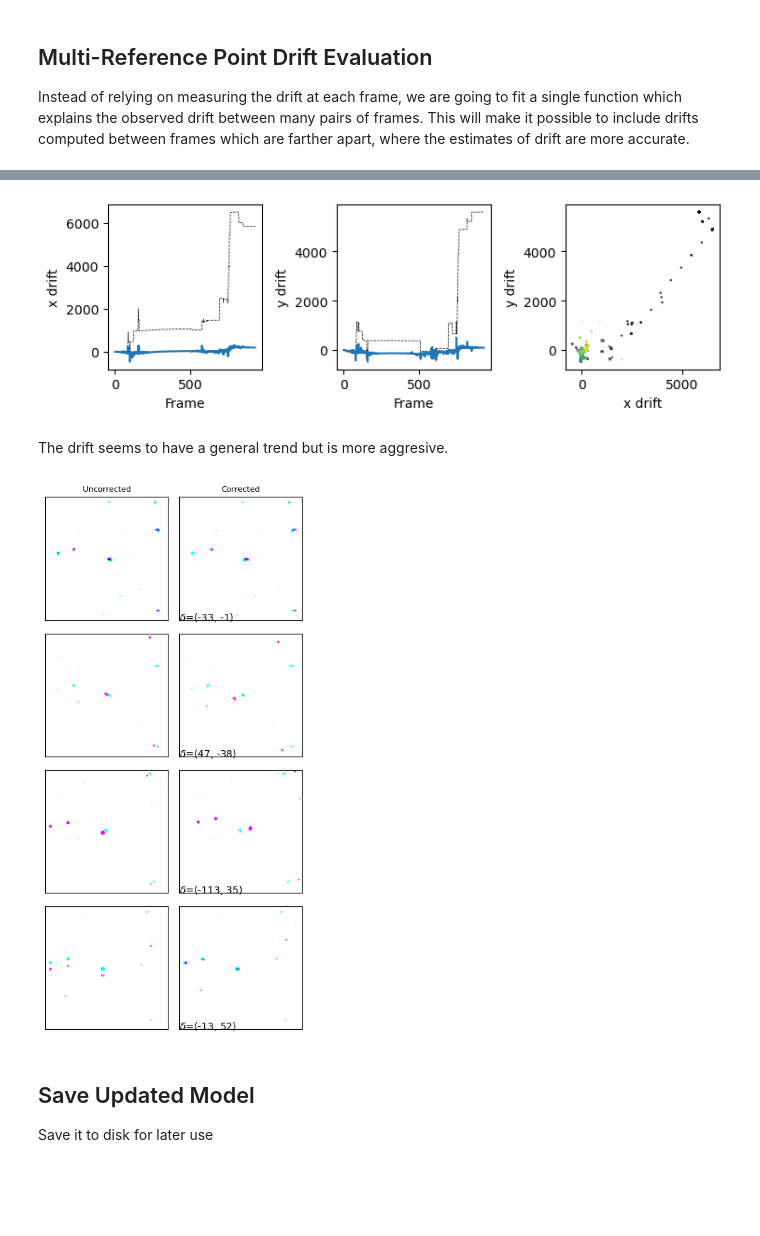
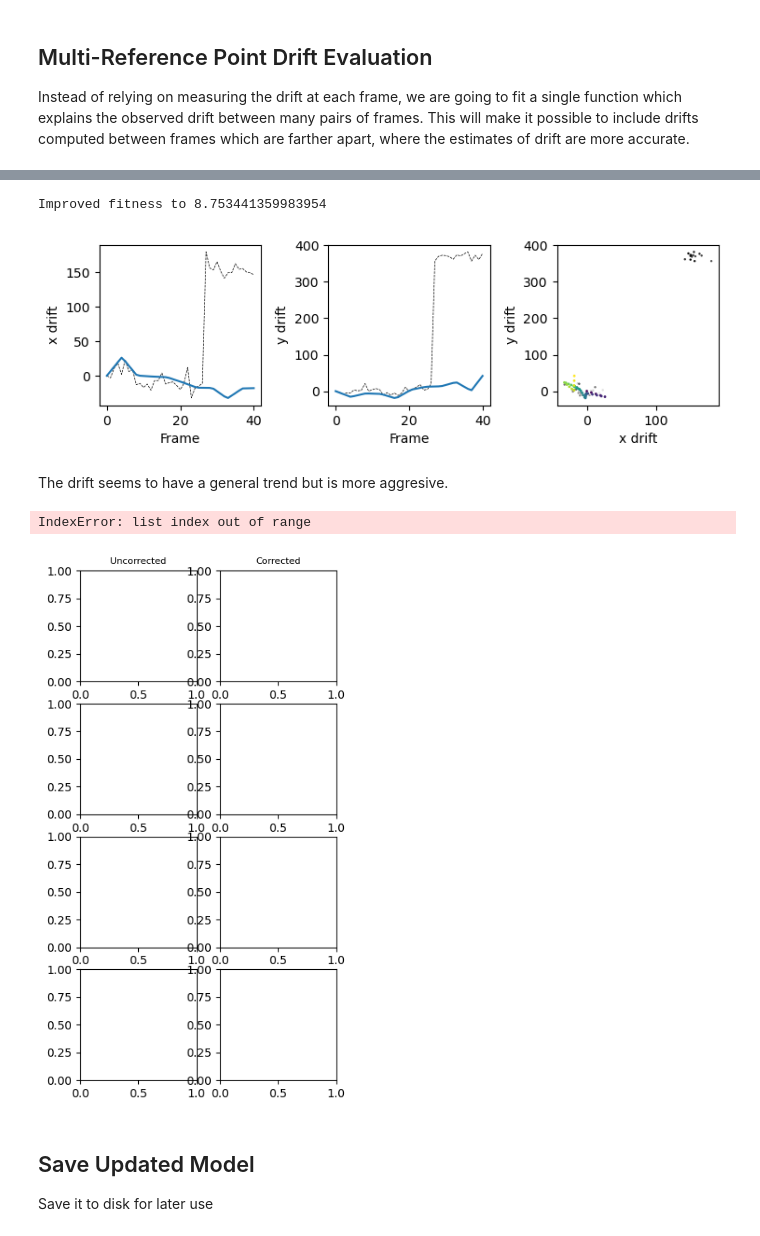
Before and after one commit to ivem-argonne/learning-damage-dynamics, a Jupyter notebook: 0_drift-correction/0_align-with-ffts.ipynb, the cells around one changed output, grey strips where cells are left out. Saved outputs shown, nothing was run; the diff lists cells and outputs as text; code cells hidden in the pictures; blank space fills up the shorter version.

```diff
--- a/0_drift-correction/0_align-with-ffts.ipynb
+++ b/0_drift-correction/0_align-with-ffts.ipynb
@@ -111,7 +134,7 @@ Applying that transformation yields the two mapped directly atop each other.
 We can now compute the drift between successive images in the stack to get the total drift over time
 # %%
 stepwise_drifts = [
-    compute_drift_from_image_pair(imread_fun(x), imread_fun(y))
+    compute_drift(imread_fun(x), imread_fun(y))[0]
     for x, y in tqdm(zip(images, images[1:]))
 ]
 # %% [markdown]
@@ -184,0 +272,29 @@ model_drift -= model_drift[0, :]
+# %%
+def fit_model(drift_pairs: pd.DataFrame, n_points: int, num_images: int, kind='linear'):
+    """Fit a drift model with a certain number of points in each direction
+
+    Args:
+        drift_pairs: Observed drift between pairs of frames
+        n_points: Number of points to use to describe the function
+        num_images: Number of images in the series
+    Returns:
+        A function describing the drift
+    """
+
+    # Start with "no drift" as the initial guess
+    initial_guess = np.zeros((n_points, 2))
+
+    # The function to minimize is the observed drift error
+    def function(x: np.ndarray) -> float:
+        points = x.reshape((-1, 2))
+        model = get_drift_model(points, num_images, kind='cubic')
+        return assess_drift_model(model, drift_pairs)
+
+    result = minimize(function, initial_guess.flatten(), method='BFGS')
+
+    # Make the function
+    model = get_drift_model(result.x.reshape((-1, 2)), num_images, kind=kind)
+    return model, result
+# %%
+%%time
+drift_model, result = fit_model(drift_pairs, len(images) // frames_per_drift_point, len(images))  # One point every 4 frames
@@ -185,6 +304,12 @@ model_drift -= model_drift[0, :]
+# %%
+print(f'Improved fitness to {result.fun}')
+# %% [output]
+Improved fitness to 8.753441359983954
 # %%
 fig, axs = plt.subplots(1, 3, figsize=(7.5, 2.5))
 
+frame = np.arange(len(images))
+model_drift = drift_model(frame)
 for ax, i, l in zip(axs, range(2), ['x', 'y']):
     ax.plot(total_drift[:, 1- i], 'k--', lw=0.5)
     ax.plot(model_drift[:, 1- i], '-')
@@ -204,7 +329,7 @@ for ax in axs:
 fig.tight_layout()
 fig.savefig(out_directory / 'figures/drift-from-fft-multi-refrence.png', dpi=320)
 # %% [output]
-[figure, old version]
+[figure, new version]
 # %% [markdown]
 The drift seems to have a general trend but is more aggresive.
 # %%
@@ -217,35 +342,36 @@ axxs[0, 1].set_title('Corrected', fontsize=8)
 for axs, (ind_1, ind_2) in zip(axxs, [(30, 60), (60, 120), (120, 240), (240, 480)]):
     # Load the masks
     image_1 = imread_fun(images[ind_1])
     image_2 = imread_fun(images[ind_2])
 
     # Estimate the relative drift
-    drift = model_drift[ind_2, :] - model_drift[ind_1, :]
+    drift = drift_model(ind_2) - drift_model(ind_1)
 
     for ax in axs:
         ax.set_yticks(ax.set_xticks([]))
 
     # Plot the original and new overlapped
     image = np.zeros((*image_1.shape, 3), dtype=np.uint8) + 255
     image[:, :, 0] -= image_1
     image[:, :, 1] -= image_2
     axs[0].imshow(image)
 
     # Plot the re-registered images
     affine = AffineTransform(translation=drift)
     image_2_shift = np.array(warp(image_2, affine) * 255, dtype=np.uint8)
     image = np.zeros((*image_1.shape, 3), dtype=np.uint8) + 255
     image[:, :, 0] -= image_1
     image[:, :, 1] -= image_2_shift
     axs[1].imshow(image)
     axs[1].text(0, 0, f'$\delta$=({drift[0]:.0f}, {drift[1]:.0f})', transform=axs[1].transAxes)
 
 
 
 fig.tight_layout()
 fig.savefig(out_directory / 'figures/drift-correlation-multi-reference.png', dpi=320)
 # %% [output]
+IndexError: list index out of range
-[figure, old version]
+[figure, new version]
 # %% [markdown]
 ## Save Updated Model
 Save it to disk for later use
```
Also changed, not shown: parts of 19 cells of this notebook, 8 other files.
